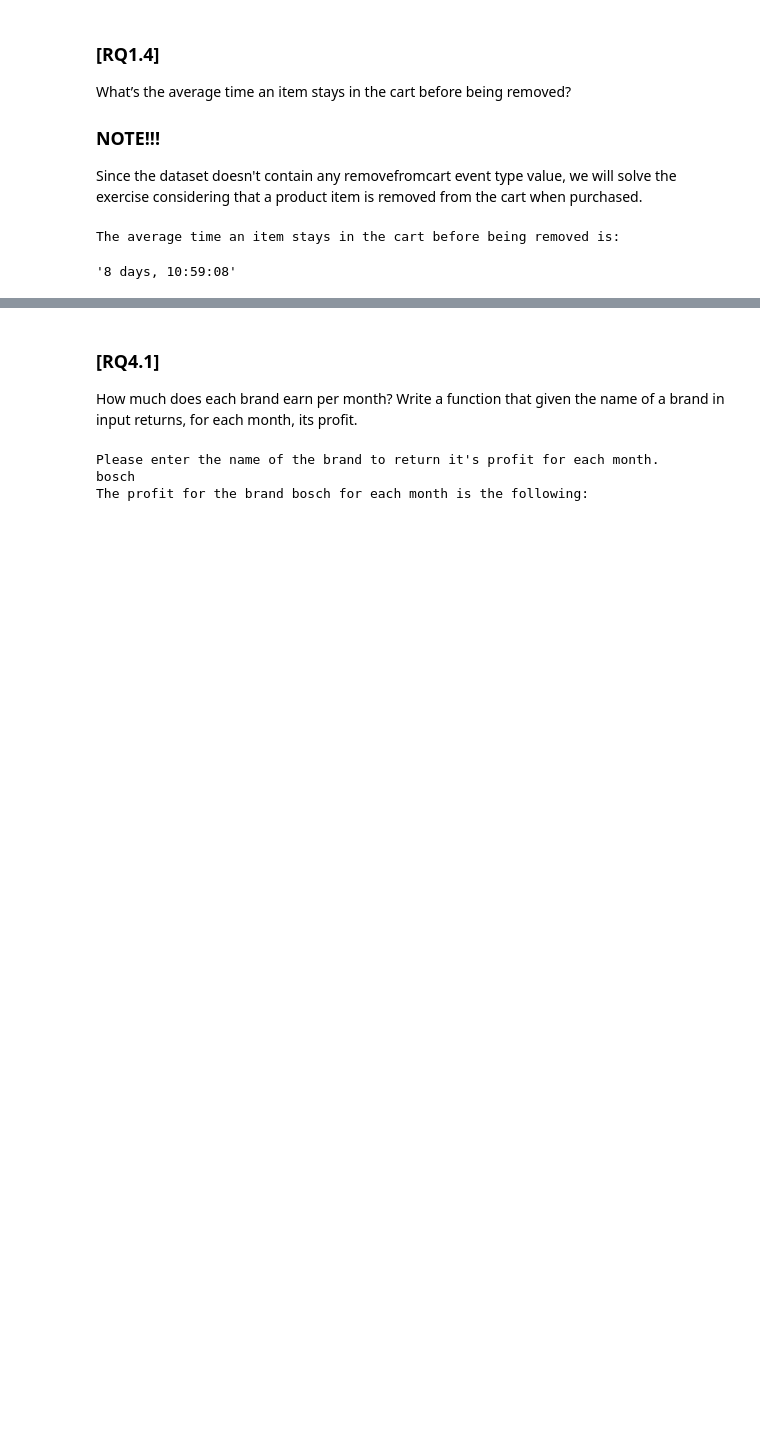
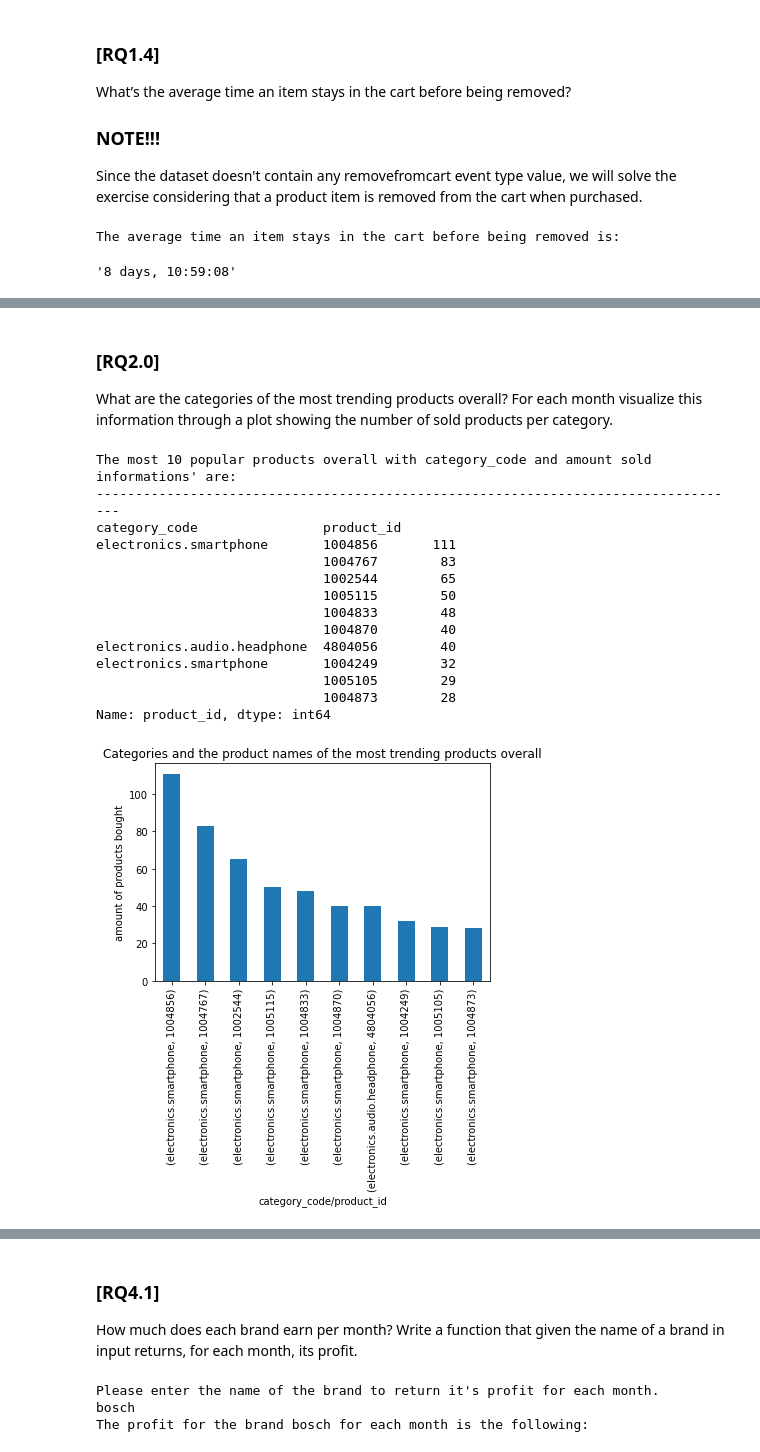
Before and after one commit to freebirdT/ADM_homework2, a Jupyter notebook: main.ipynb, the cells around one changed output, grey strips where cells are left out. Drawn from its saved outputs; the diff is of its cells as text; code cells hidden in the pictures; blank space fills up the shorter version.

```diff
--- a/main.ipynb
+++ b/main.ipynb
@@ -294,0 +492,72 @@ The average time an item stays in the cart before being removed is:
+# %% [markdown]
+### [RQ2.0]
+
+What are the categories of the most trending products overall? For each month visualize this information through a plot showing the number of sold products per category.
+# %%
+# Reclaiming the maximum amount of available memory
+gc.collect()
+
+# Creating a new dataframe with grouping the data by category_code and product_id in order to find the category of the most trending products sorted in descending order
+categories_of_most_trending_products = dataset[dataset.event_type == 'purchase'].groupby(['category_code', 'product_id']).product_id.count().sort_values(ascending=False)
+
+# Listing the most 10 popular products with category_code and amount sold information
+print("The most 10 popular products overall with category_code and amount sold informations' are: ")
+print("-----------------------------------------------------------------------------------")
+print(categories_of_most_trending_products.head(10))
+
+# Visualising the most 10 popular products with category_code and amount sold information
+plt.figure()
+categories_of_most_trending_products.head(10).plot.bar()
+plt.title('Categories and the product names of the most trending products overall')
+plt.xlabel('category_code/product_id')
+plt.ylabel('amount of products bought')
+plt.show()
+
+# Reclaiming the maximum amount of available memory
+gc.collect()
+
+# Finding the unique months in the dataset to visualise month specific popular products and category information
+unique_months_in_dataset=dataset.event_time.dt.month.unique()
+
+# Creating new dataframe for each month and implementing the same code as above
+for i in range(len(unique_months_in_dataset)):
+    new_df=dataset[dataset.event_time.dt.month==unique_months_in_dataset[i]]
+    popular_products = new_df[new_df.event_type == 'purchase'].groupby(['category_code', 'product_id']).product_id.count().sort_values(ascending=False)
+    plt.figure()
+    popular_products.head(10).plot.bar()
+    plt.title('month: '+str(unique_months_in_dataset[i]))
+    plt.xlabel('category_code/product_id')
+    plt.ylabel('amount of products bought')
+
+    plt.show()
+
+# Creating new dataframe for each month and visualising the number of products bought per category
+for i in range(len(unique_months_in_dataset)):
+    new_df=dataset[dataset.event_time.dt.month==unique_months_in_dataset[i]]
+    popular_products = new_df[new_df.event_type == 'purchase'].groupby('category_code').event_type.count().sort_values(ascending=False)
+    plt.figure()
+    popular_products.plot.bar()
+    plt.title('month: '+str(unique_months_in_dataset[i]))
+    plt.xlabel('category_code')
+    plt.ylabel('amount of products bought')
+    plt.show()
+
+# Delete variable to free RAM
+del categories_of_most_trending_products
+del unique_months_in_dataset
+# %% [output]
+The most 10 popular products overall with category_code and amount sold informations' are:
+-----------------------------------------------------------------------------------
+category_code                product_id
+electronics.smartphone       1004856       111
+                             1004767        83
+                             1002544        65
+                             1005115        50
+                             1004833        48
+                             1004870        40
+electronics.audio.headphone  4804056        40
+electronics.smartphone       1004249        32
+                             1005105        29
+                             1004873        28
+Name: product_id, dtype: int64
+[figure, added]
```
Also changed, not shown: parts of 47 cells of this notebook.
